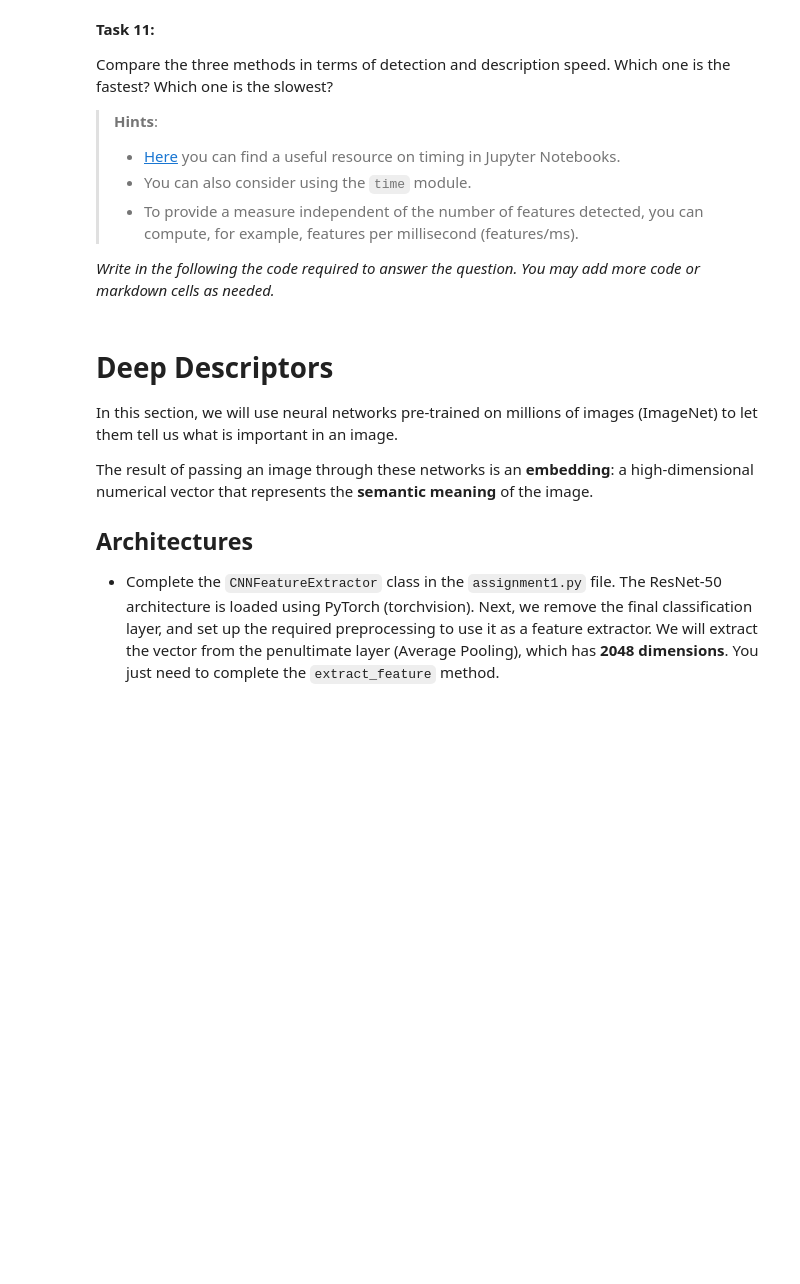
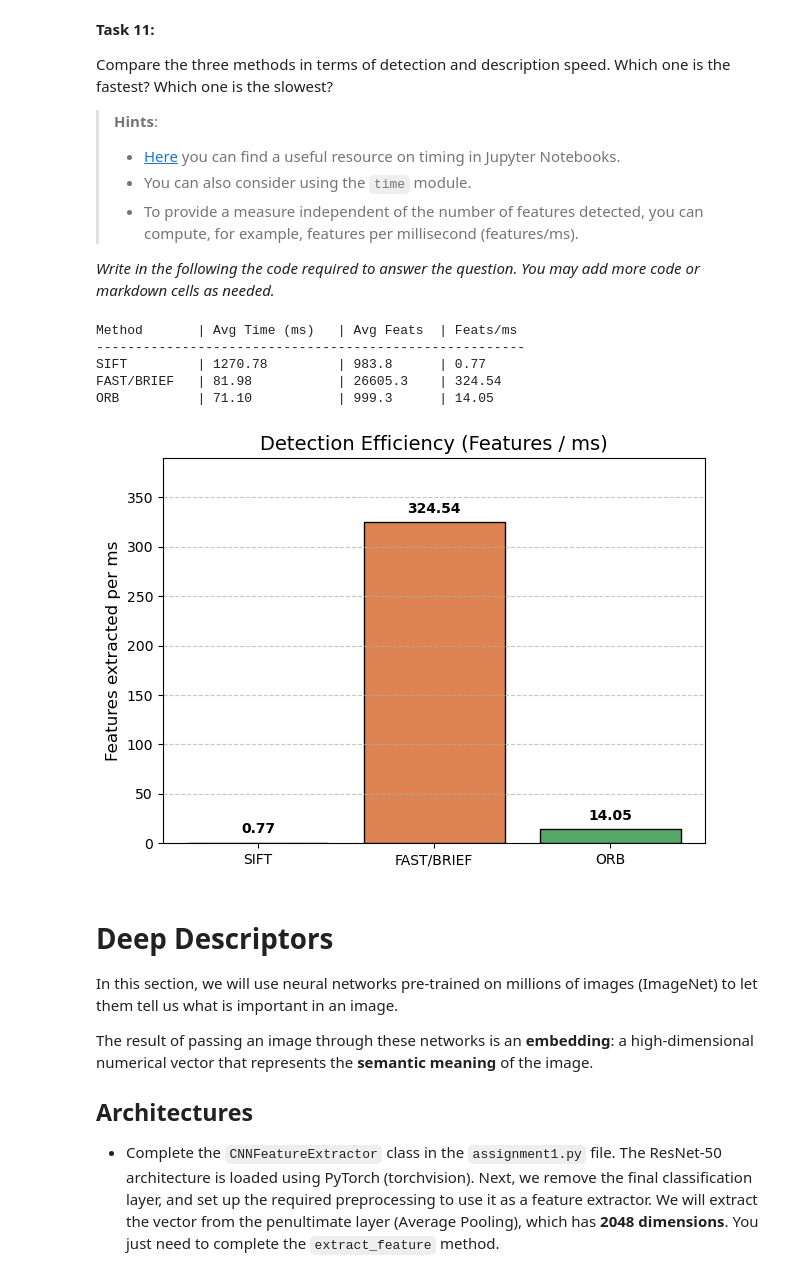
Before and after one commit to EinarLop/UIB_IDX_CBIR, a Jupyter notebook: 11762_Image_Description.ipynb, the cells around one changed output. Saved outputs shown, nothing was run; the diff lists cells and outputs as text; code cells hidden in the pictures; blank space fills up the shorter version.

```diff
--- a/11762_Image_Description.ipynb
+++ b/11762_Image_Description.ipynb
@@ -652,6 +658,68 @@ Compare the three methods in terms of detection and description speed. Which one
 > - To provide a measure independent of the number of features detected, you can compute, for example, features per millisecond (features/ms).
 
 *Write in the following the code required to answer the question. You may add more code or markdown cells as needed.*
+# %%
+import time
+
+database_images = dataset.get_database_images()
+
+# Parameters match Task 9 so the comparison is fair
+speed_configs = {
+    'SIFT':       dict(feat_type='SIFT',       nfeats=1000, thresh=25),
+    'FAST/BRIEF': dict(feat_type='FAST_BRIEF', nfeats=1000, thresh=25),
+    'ORB':        dict(feat_type='ORB',        nfeats=1000, thresh=25),
+}
+
+results_speed = {}
+
+print(f"{'Method':<12} | {'Avg Time (ms)':<15} | {'Avg Feats':<10} | {'Feats/ms':<10}")
+print("-" * 55)
+
+for method, cfg in speed_configs.items():
+    times_ms = []
+    feat_counts = []
+
+    for img_name in database_images:
+        img = dataset.get_image(img_name)
+        if img is None: continue
+
+        t0 = time.perf_counter()                           # High-resolution timer start
+        kp, des = a1.extract_interest_points(img, **cfg)   # Detection + description
+        t1 = time.perf_counter()                           # Timer end
+
+        times_ms.append((t1 - t0) * 1000)                  # Convert seconds → ms
+        feat_counts.append(len(kp) if kp is not None else 0)
+
+    avg_ms = np.mean(times_ms)
+    avg_feats = np.mean(feat_counts)
+    feats_per_ms = avg_feats / avg_ms if avg_ms > 0 else 0
+
+    results_speed[method] = feats_per_ms
+    print(f"{method:<12} | {avg_ms:<15.2f} | {avg_feats:<10.1f} | {feats_per_ms:<10.2f}")
+
+# ── Plot 1 Visualization: Detection Efficiency ──────────────────────────────
+plt.figure(figsize=(7, 5))
+methods_s = list(results_speed.keys())
+feats_per_ms_vals = list(results_speed.values())
+
+bars = plt.bar(methods_s, feats_per_ms_vals, color=['#4C72B0', '#DD8452', '#55A868'], edgecolor='black')
+for bar in bars:
+    yval = bar.get_height()
+    plt.text(bar.get_x() + bar.get_width()/2, yval + (max(feats_per_ms_vals)*0.02),
+             f'{yval:.2f}', ha='center', va='bottom', fontweight='bold')
+
+plt.title('Detection Efficiency (Features / ms)', fontsize=14)
+plt.ylabel('Features extracted per ms', fontsize=12)
+plt.ylim(0, max(feats_per_ms_vals) * 1.2)
+plt.grid(axis='y', linestyle='--', alpha=0.7)
+plt.show()
+# %% [output]
+Method       | Avg Time (ms)   | Avg Feats  | Feats/ms
+-------------------------------------------------------
+SIFT         | 1270.78         | 983.8      | 0.77
+FAST/BRIEF   | 81.98           | 26605.3    | 324.54
+ORB          | 71.10           | 999.3      | 14.05
+[figure, added]
 # %% [markdown]
 # **Deep Descriptors**
 
```
Also changed, not shown: parts of 26 cells of this notebook.
